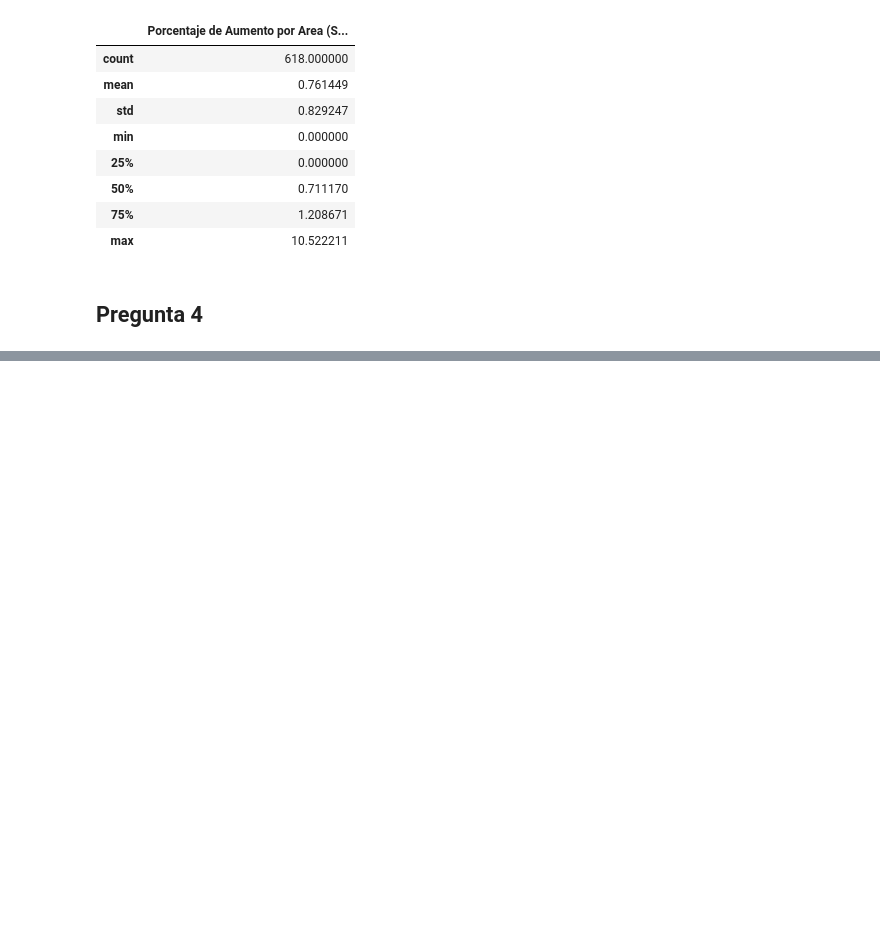
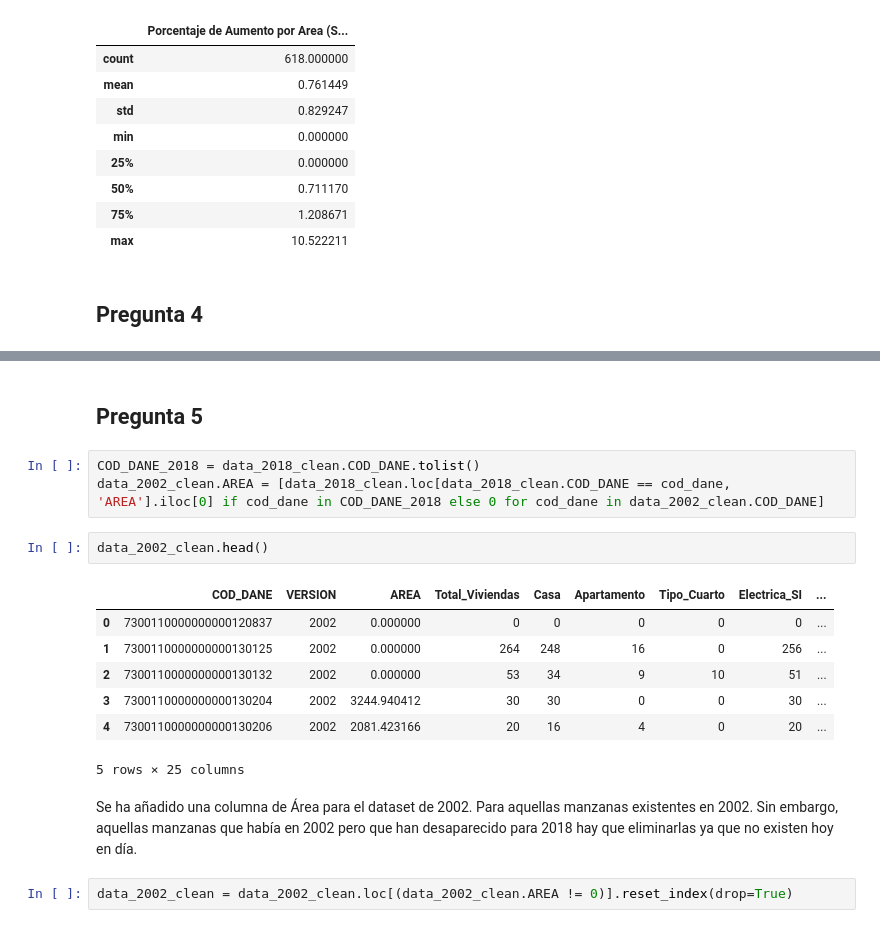
Before and after one commit to ibai4119/DataTraffic, a Jupyter notebook: code.ipynb, the cells around one changed output, grey strips where cells are left out. Drawn from its saved outputs; the diff is of its cells as text; blank space fills up the shorter version.

```diff
--- a/code.ipynb
+++ b/code.ipynb
@@ -212,0 +269,19 @@ aumento_secundaria.describe()
+# %% [markdown]
+## Pregunta 5
+# %%
+COD_DANE_2018 = data_2018_clean.COD_DANE.tolist()
+data_2002_clean.AREA = [data_2018_clean.loc[data_2018_clean.COD_DANE == cod_dane, 'AREA'].iloc[0] if cod_dane in COD_DANE_2018 else 0 for cod_dane in data_2002_clean.COD_DANE]
+# %%
+data_2002_clean.head()
+# %% [output]
+|  | COD_DANE | VERSION | AREA | Total_Viviendas | Casa | Apartamento | Tipo_Cuarto | Electrica_SI | ... |
+| 0 | 7300110000000000120837 | 2002 | 0.000000 | 0 | 0 | 0 | 0 | 0 | ... |
+| 1 | 7300110000000000130125 | 2002 | 0.000000 | 264 | 248 | 16 | 0 | 256 | ... |
+| 2 | 7300110000000000130132 | 2002 | 0.000000 | 53 | 34 | 9 | 10 | 51 | ... |
+| 3 | 7300110000000000130204 | 2002 | 3244.940412 | 30 | 30 | 0 | 0 | 30 | ... |
+| 4 | 7300110000000000130206 | 2002 | 2081.423166 | 20 | 16 | 4 | 0 | 20 | ... |
+5 rows × 25 columns
+# %% [markdown]
+Se ha añadido una columna de Área para el dataset de 2002. Para aquellas manzanas existentes en 2002. Sin embargo, aquellas manzanas que había en 2002 pero que han desaparecido para 2018 hay que eliminarlas ya que no existen hoy en día.
+# %%
+data_2002_clean = data_2002_clean.loc[(data_2002_clean.AREA != 0)].reset_index(drop=True)
```
Also changed, not shown: parts of 26 cells of this notebook, 1 other file.
